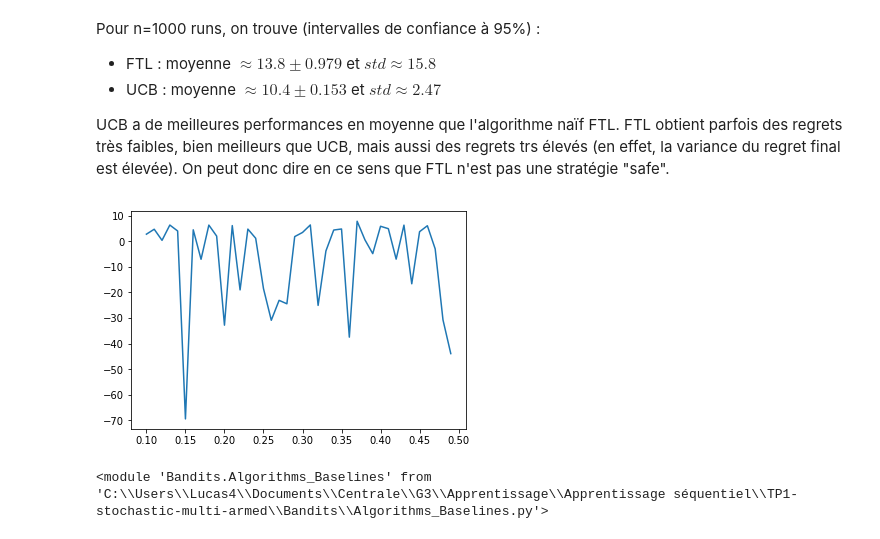
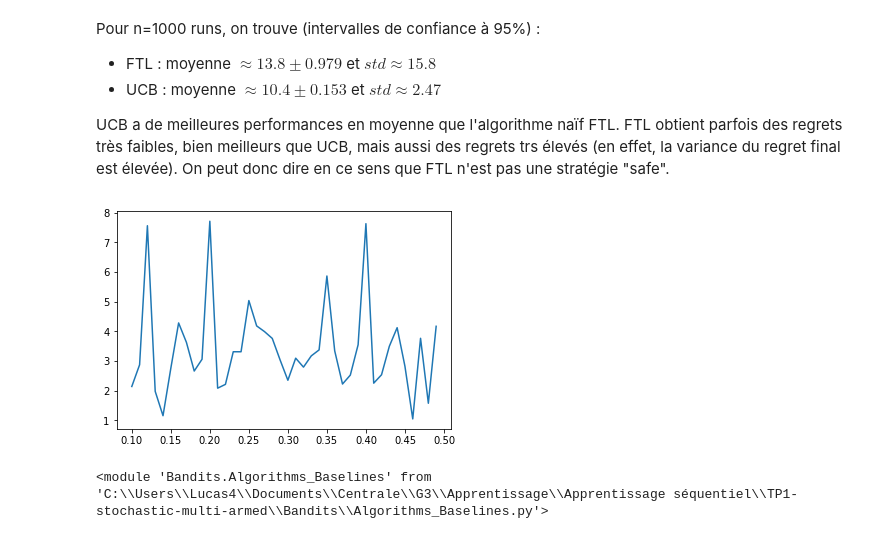
Before and after one commit to lgerrets/TP1-stochastic-multi-armed, a Jupyter notebook: TP1_Bandit_Gerretsen_Mitjans.ipynb, the cells around one changed output. Saved outputs shown, nothing was run; the diff lists cells and outputs as text; code cells hidden in the pictures.

Commit message:
2.5
Bug corrigé (il faut regénérer un bandit puis l'initialiser, pas simplement l'initialiser)

```diff
--- a/TP1_Bandit_Gerretsen_Mitjans.ipynb
+++ b/TP1_Bandit_Gerretsen_Mitjans.ipynb
@@ -101,30 +101,30 @@ UCB a de meilleures performances en moyenne que l'algorithme naïf FTL. FTL obti
 # %%
 # 1. Create a bandit environment
 nbArms=3
-bandit = env.StochasticBandit(nbArms)
 
 minGaps = np.arange(0.1,0.5,0.01)
 ms = np.zeros((len(minGaps),1))
 for i,minGap in enumerate(minGaps):
+    bandit = env.StochasticBandit(nbArms)
     bandit.createBernoulliArms(0.1) # Using a minimal gap of 0.1
 
     #2. Create a bandit algorithm
     learner = alg.FTL(nbArms)
     #learner = alg.UCB(nbArms)
 
     #3. Run an experiment and collects data
-    timeHorizon = 100
+    timeHorizon = 50
     arms,rewards,regrets,cumulativeregrets = xps.OneBanditOneLearnerOneRun(bandit, learner, timeHorizon)
 
     # 4. Generate a name and plot the data
     n = 150
     all_cumulativeregrets = xps.OneBanditOneLearnerNRuns(bandit, learner, timeHorizon, n)
 
     ms[i] = np.mean(all_cumulativeregrets[timeHorizon-1,:])
 plt.plot(minGaps,ms)
 plt.show()
 # %% [output]
-[figure, old version]
+[figure, new version]
 # %%
 reload(alg)
 # %% [output]
```
